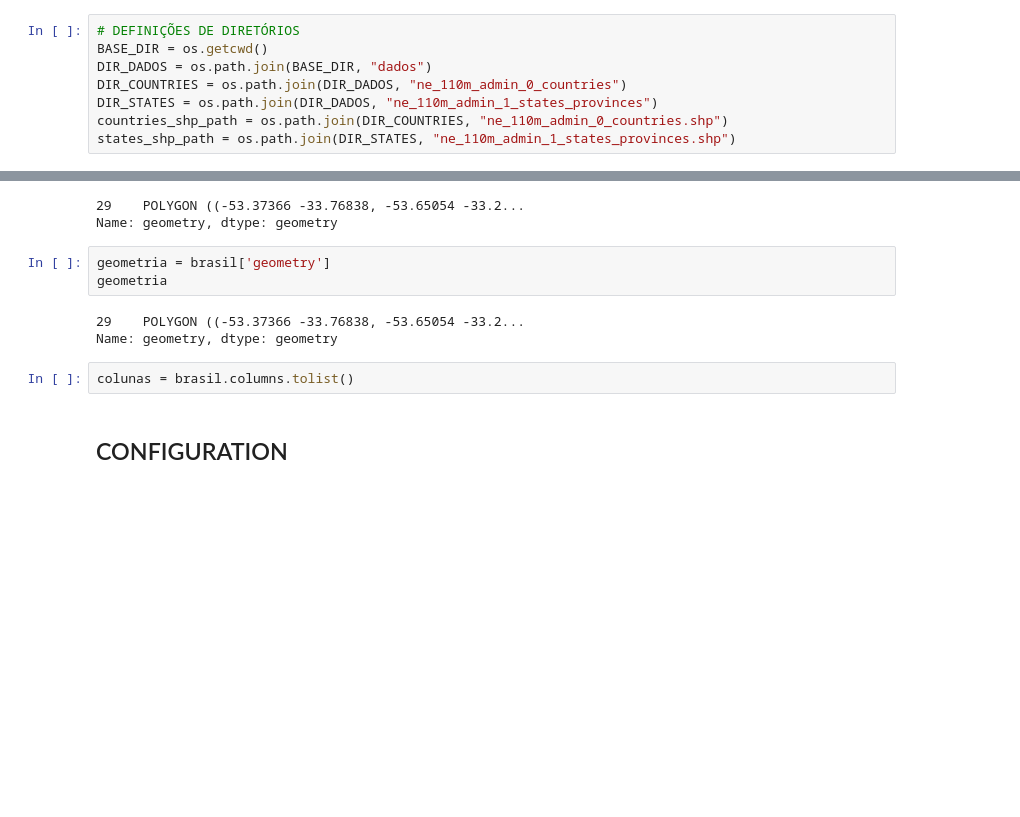
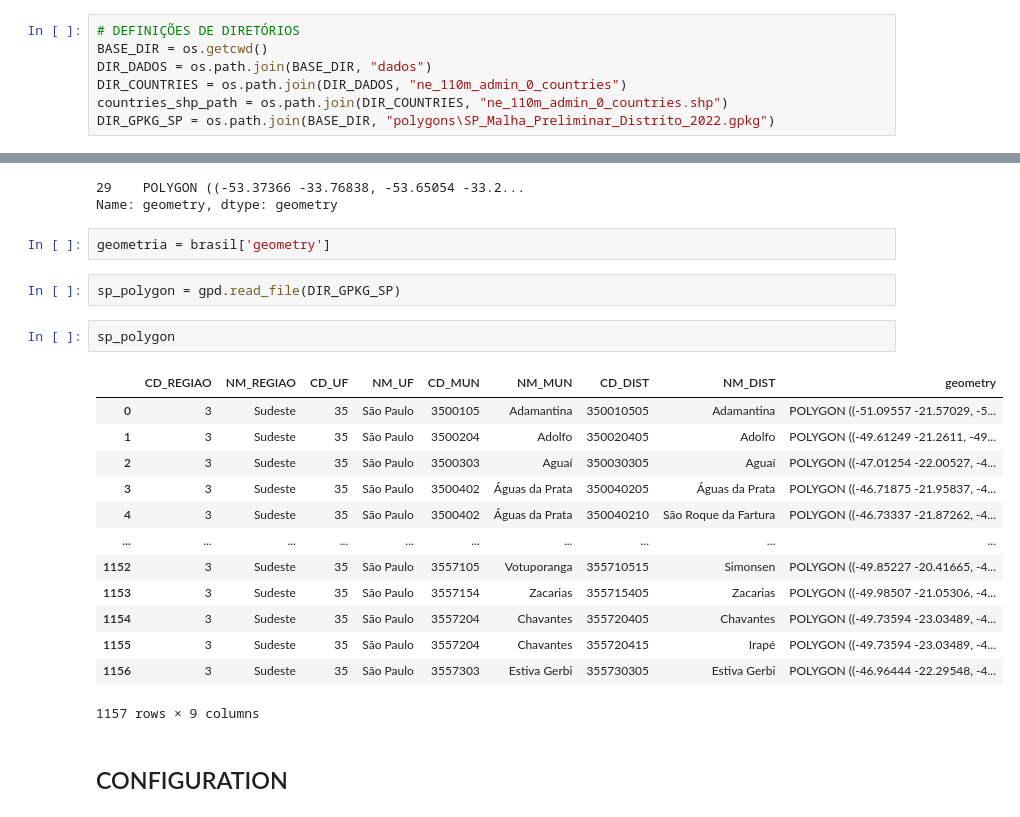
Before and after one commit to AxelPCG/VigilumSP, a Jupyter notebook: Coleta de Dados/Weather_API/coleta_weather_api.ipynb, the cells around one changed output, grey strips where cells are left out. Cells and saved outputs as stored; diff of their text form; blank space fills up the shorter version.

```diff
--- a/Coleta de Dados/Weather_API/coleta_weather_api.ipynb
+++ b/Coleta de Dados/Weather_API/coleta_weather_api.ipynb
@@ -22,9 +22,8 @@ True
 BASE_DIR = os.getcwd()
 DIR_DADOS = os.path.join(BASE_DIR, "dados")
 DIR_COUNTRIES = os.path.join(DIR_DADOS, "ne_110m_admin_0_countries")
-DIR_STATES = os.path.join(DIR_DADOS, "ne_110m_admin_1_states_provinces")
 countries_shp_path = os.path.join(DIR_COUNTRIES, "ne_110m_admin_0_countries.shp")
-states_shp_path = os.path.join(DIR_STATES, "ne_110m_admin_1_states_provinces.shp")
+DIR_GPKG_SP = os.path.join(BASE_DIR, "polygons\SP_Malha_Preliminar_Distrito_2022.gpkg")
 # %%
 # Carregar o shapefile
 countries = gpd.read_file(countries_shp_path)
@@ -37,12 +36,24 @@ brasil['geometry']
 Name: geometry, dtype: geometry
 # %%
 geometria = brasil['geometry']
-geometria
-# %% [output]
-29    POLYGON ((-53.37366 -33.76838, -53.65054 -33.2...
-Name: geometry, dtype: geometry
-# %%
-colunas = brasil.columns.tolist()
+# %%
+sp_polygon = gpd.read_file(DIR_GPKG_SP)
+# %%
+sp_polygon
+# %% [output]
+|  | CD_REGIAO | NM_REGIAO | CD_UF | NM_UF | CD_MUN | NM_MUN | CD_DIST | NM_DIST | geometry |
+| 0 | 3 | Sudeste | 35 | São Paulo | 3500105 | Adamantina | 350010505 | Adamantina | POLYGON ((-51.09557 -21.57029, -5... |
+| 1 | 3 | Sudeste | 35 | São Paulo | 3500204 | Adolfo | 350020405 | Adolfo | POLYGON ((-49.61249 -21.2611, -49... |
+| 2 | 3 | Sudeste | 35 | São Paulo | 3500303 | Aguaí | 350030305 | Aguaí | POLYGON ((-47.01254 -22.00527, -4... |
+| 3 | 3 | Sudeste | 35 | São Paulo | 3500402 | Águas da Prata | 350040205 | Águas da Prata | POLYGON ((-46.71875 -21.95837, -4... |
+| 4 | 3 | Sudeste | 35 | São Paulo | 3500402 | Águas da Prata | 350040210 | São Roque da Fartura | POLYGON ((-46.73337 -21.87262, -4... |
+| ... | ... | ... | ... | ... | ... | ... | ... | ... | ... |
+| 1152 | 3 | Sudeste | 35 | São Paulo | 3557105 | Votuporanga | 355710515 | Simonsen | POLYGON ((-49.85227 -20.41665, -4... |
+| 1153 | 3 | Sudeste | 35 | São Paulo | 3557154 | Zacarias | 355715405 | Zacarias | POLYGON ((-49.98507 -21.05306, -4... |
+| 1154 | 3 | Sudeste | 35 | São Paulo | 3557204 | Chavantes | 355720405 | Chavantes | POLYGON ((-49.73594 -23.03489, -4... |
+| 1155 | 3 | Sudeste | 35 | São Paulo | 3557204 | Chavantes | 355720415 | Irapé | POLYGON ((-49.73594 -23.03489, -4... |
+| 1156 | 3 | Sudeste | 35 | São Paulo | 3557303 | Estiva Gerbi | 355730305 | Estiva Gerbi | POLYGON ((-46.96444 -22.29548, -4... |
+1157 rows × 9 columns
 # %% [markdown]
 ##  CONFIGURATION
 # %% [markdown]
```
Also changed, not shown: parts of 3 cells of this notebook, 15 other files.
